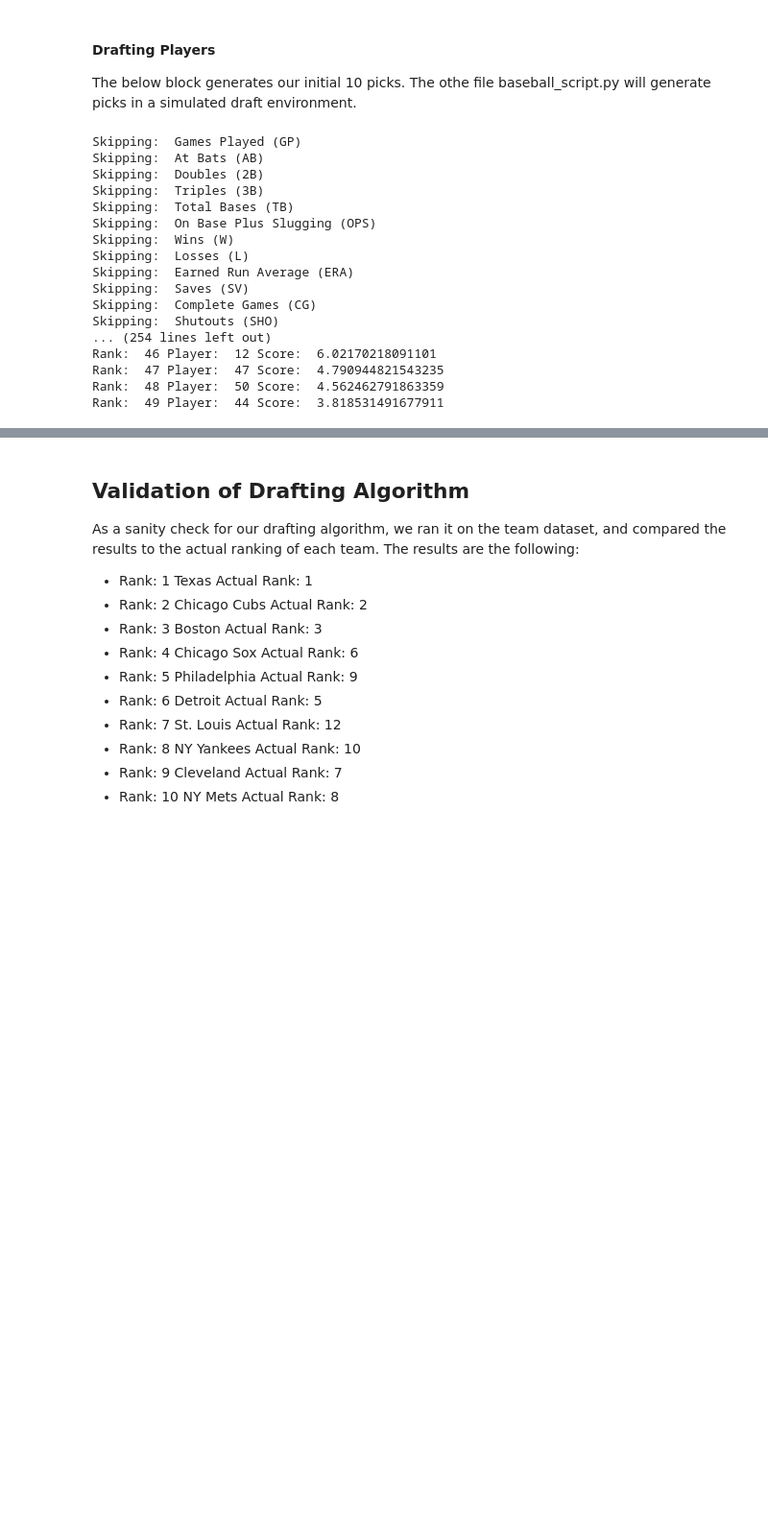
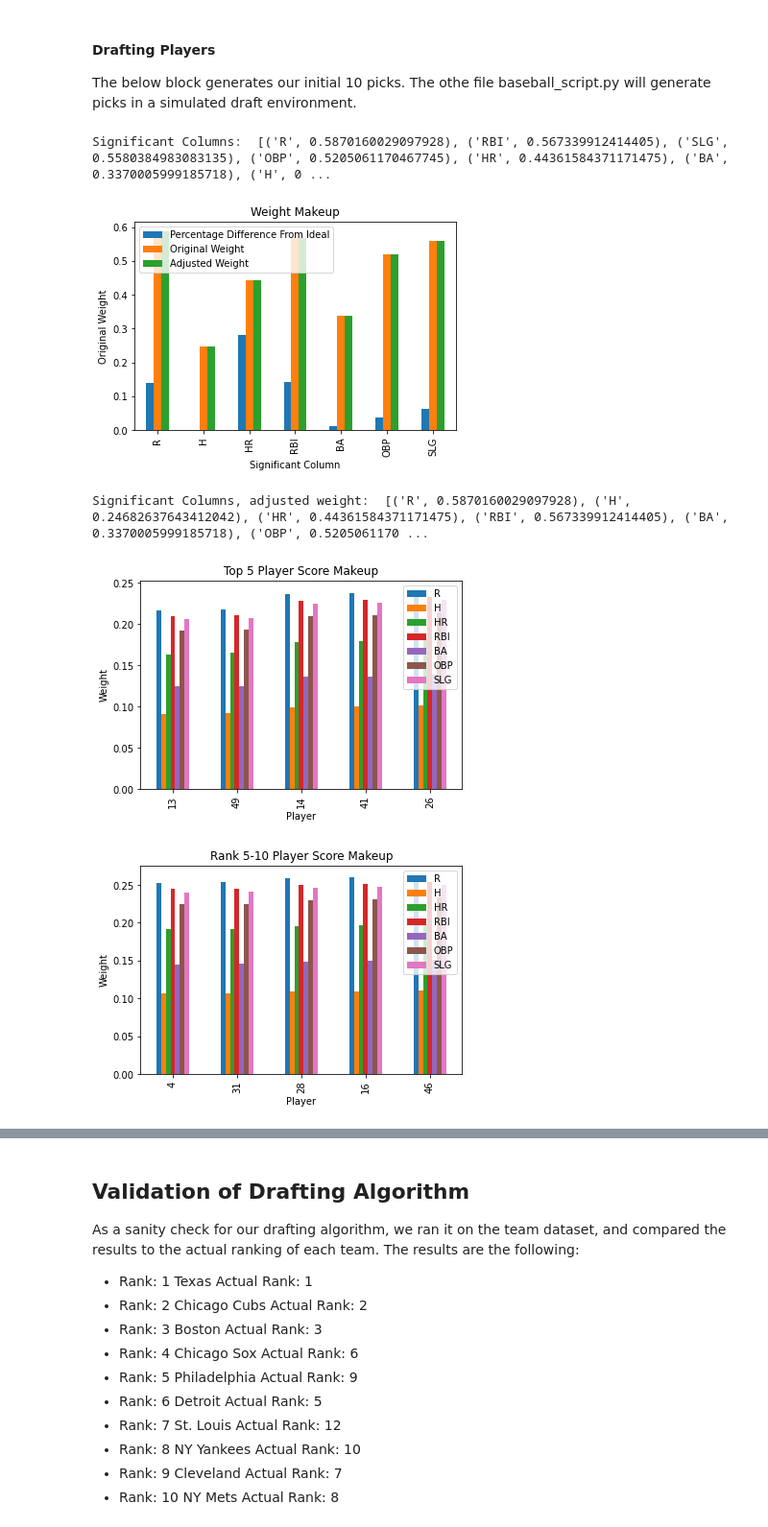
Before and after one commit to franklin-glance/baseball_case, a Jupyter notebook: baseball_writeup_withcode.ipynb, the cells around one changed output, grey strips where cells are left out. Shown at 96% size. Cells and saved outputs as stored; diff of their text form; code cells hidden in the pictures; blank space fills up the shorter version.

```diff
--- a/baseball_writeup_withcode.ipynb
+++ b/baseball_writeup_withcode.ipynb
@@ -262,13 +261,13 @@ Our algorithm for choosing players works in the following manner:
 # %% [markdown]
 #### Determining Signifcant Features
 # %%
-def getSigCols(corr_tolerance):
+def getSigCols(corr_tolerance: float, df: pd.DataFrame) -> list:
     # eliminating variables with low correlation
     significant_cols = []
-    for i in team_df.columns:
-        correlation = team_df['W'].corr(team_df[i])
+    for i in df.columns:
+        correlation = df['W'].corr(df[i])
         if abs(correlation) < corr_tolerance or i == 'W' or i == 'L' or i == 'GP' or i not in keep_cols:
-            print('Skipping: ', col_descriptions[i] + f' ({i})')
+            # print('Skipping: ', col_descriptions[i] + f' ({i})')
             continue
         significant_cols.append((i,correlation))
     return significant_cols
@@ -366,40 +397,30 @@ The below block generates our initial 10 picks. The othe file baseball_script.py
 # %%
 available_players = list(player_df.index)
 # standardize the data, except for the Player column and index
 # scale between 0 and 1
 
 from sklearn.preprocessing import MinMaxScaler
 scaler = MinMaxScaler()
 
 normalized_player_df = player_df.drop('Player', axis=1)
 normalized_player_df = scaler.fit_transform(normalized_player_df)
 normalized_player_df = pd.DataFrame(normalized_player_df, columns=player_df.columns[1:])
 normalized_player_df['Player Cost'] = player_df['Player']
 normalized_player_df['Player ID'] = player_df.index
 
 cur_team = team_df.loc['Seattle']
 
-sigcols = getSigCols(0.2)
+sigcols = getSigCols(0.2, team_df)
 # print the significant columns, sorted by weight
 print('Significant Columns: ', sorted(sigcols, key=lambda x: x[1], reverse=True))
 
 # get the top 10 players for Seattle
-seattle_players = get_top_players('Seattle', available_players, sigcols, cur_team, normalized_player_df, team_df=team_df)
+seattle_players, df = get_top_players('Seattle', available_players, sigcols, cur_team, normalized_player_df, team_df=team_df)
+
+df.head(10)
 # %% [output]
-Skipping:  Games Played (GP)
-Skipping:  At Bats (AB)
-Skipping:  Doubles (2B)
-Skipping:  Triples (3B)
-Skipping:  Total Bases (TB)
-Skipping:  On Base Plus Slugging (OPS)
-Skipping:  Wins (W)
-Skipping:  Losses (L)
-Skipping:  Earned Run Average (ERA)
-Skipping:  Saves (SV)
-Skipping:  Complete Games (CG)
-Skipping:  Shutouts (SHO)
-... (254 lines left out)
-Rank:  46 Player:  12 Score:  6.02170218091101
-Rank:  47 Player:  47 Score:  4.790944821543235
-Rank:  48 Player:  50 Score:  4.562462791863359
-Rank:  49 Player:  44 Score:  3.818531491677911
+Significant Columns:  [('R', 0.5870160029097928), ('RBI', 0.567339912414405), ('SLG', 0.5580384983083135), ('OBP', 0.5205061170467745), ('HR', 0.44361584371171475), ('BA', 0.3370005999185718), ('H', 0 ...
+[figure, added]
+Significant Columns, adjusted weight:  [('R', 0.5870160029097928), ('H', 0.24682637643412042), ('HR', 0.44361584371171475), ('RBI', 0.567339912414405), ('BA', 0.3370005999185718), ('OBP', 0.5205061170 ...
+[figure, added]
+[figure, added]
```
Also changed, not shown: parts of 9 cells of this notebook, 1 other file.
